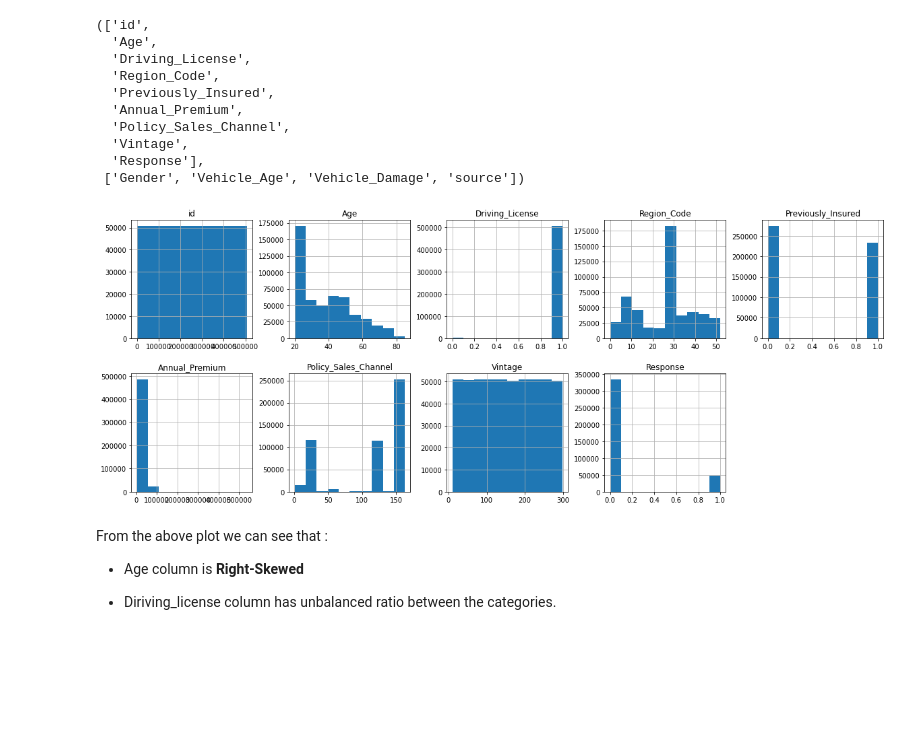
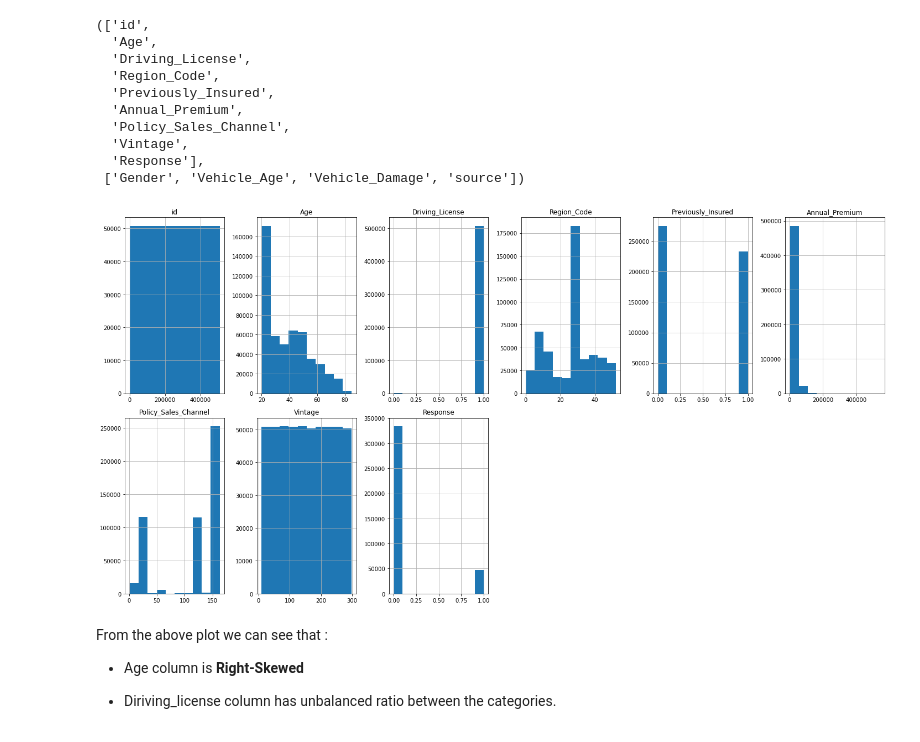
Before and after one commit to dishaaagarwal/Cross-Sell-Prediction-Machine-Learning, a Jupyter notebook: Cross-Sell Prediction.ipynb, the cells around one changed output. Saved outputs shown, nothing was run; the diff lists cells and outputs as text; code cells hidden in the pictures; blank space fills up the shorter version.

```diff
--- a/Cross-Sell Prediction.ipynb
+++ b/Cross-Sell Prediction.ipynb
@@ -158,11 +158,12 @@ num_features,cat_features
   'Response'],
  ['Gender', 'Vehicle_Age', 'Vehicle_Damage', 'source'])
 # %%
-data.hist(figsize=(20,20),layout=(5,5))
+data.hist(figsize=(20,15),layout=(3,6))
 plt.savefig('Wholedata.png')
+plt.tight_layout()
 plt.show()
 # %% [output]
-[figure, old version]
+[figure, new version]
 # %% [markdown]
 From the above plot we can see that :
 
```
Also changed, not shown: parts of 12 cells of this notebook.
